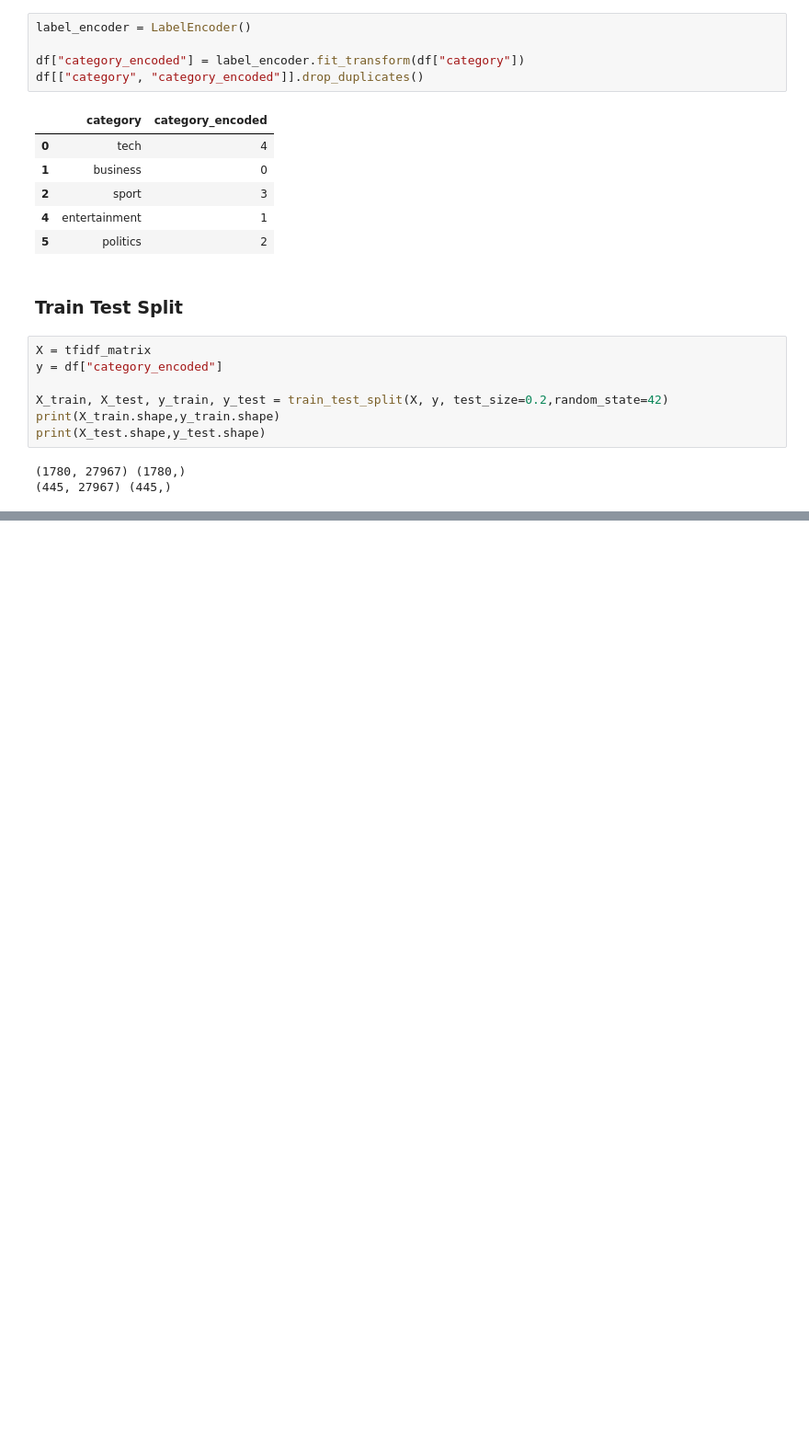
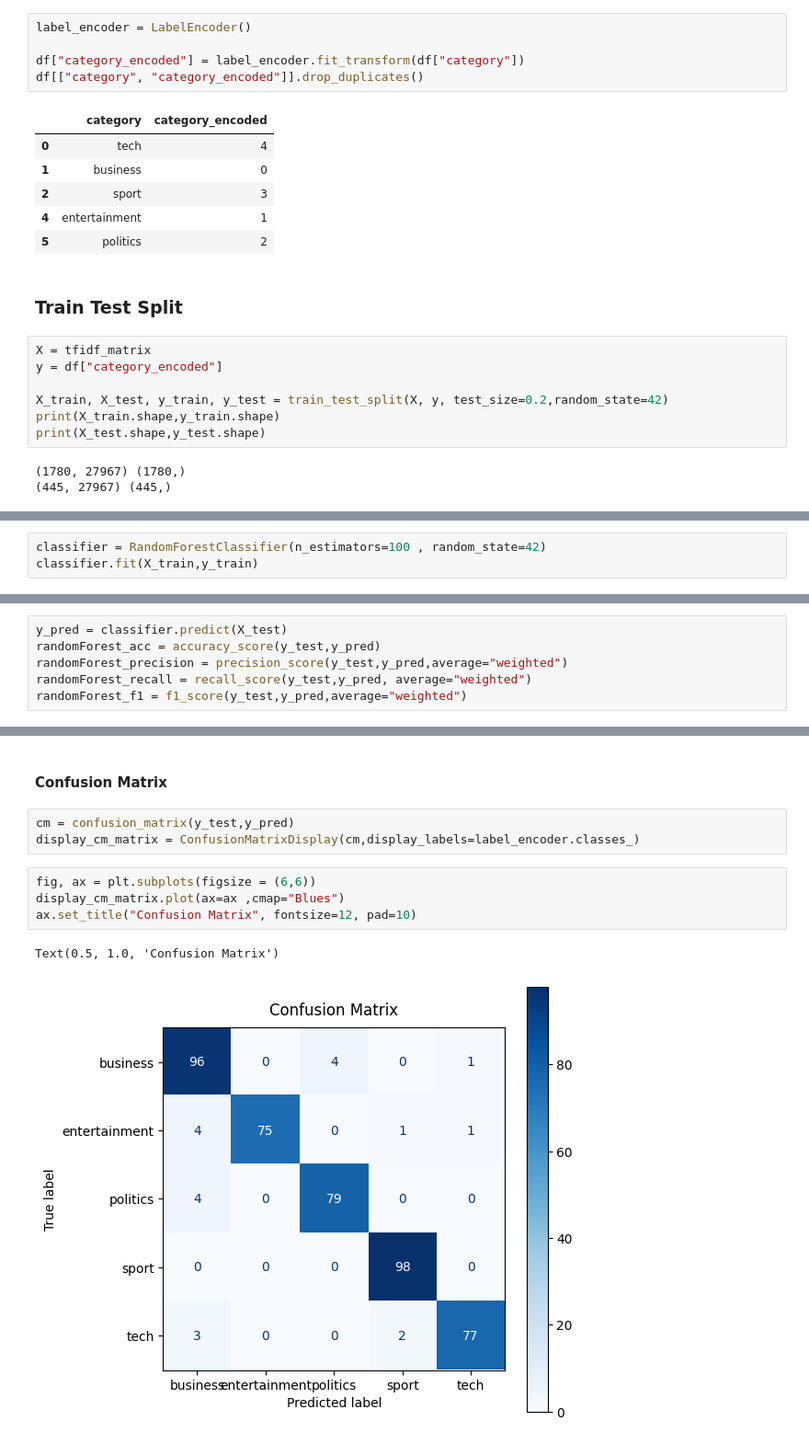
Before and after one commit to FatemeAmlahi/BBC_article_category_classification, a Jupyter notebook: notebooks/article_classification.ipynb, the cells around one changed output, grey strips where cells are left out. Shown at 92% size. Drawn from its saved outputs; the diff is of its cells as text; blank space fills up the shorter version.

Commit message:
add model training an evaluation

```diff
--- a/notebooks/article_classification.ipynb
+++ b/notebooks/article_classification.ipynb
@@ -269,0 +277,3 @@ print(X_test.shape,y_test.shape)
+# %%
+classifier = RandomForestClassifier(n_estimators=100 , random_state=42)
+classifier.fit(X_train,y_train)
@@ -269,0 +284,6 @@ print(X_test.shape,y_test.shape)
+# %%
+y_pred = classifier.predict(X_test)
+randomForest_acc = accuracy_score(y_test,y_pred)
+randomForest_precision = precision_score(y_test,y_pred,average="weighted")
+randomForest_recall = recall_score(y_test,y_pred, average="weighted")
+randomForest_f1 = f1_score(y_test,y_pred,average="weighted")
@@ -269,0 +303,12 @@ print(X_test.shape,y_test.shape)
+# %% [markdown]
+#### Confusion Matrix
+# %%
+cm = confusion_matrix(y_test,y_pred)
+display_cm_matrix = ConfusionMatrixDisplay(cm,display_labels=label_encoder.classes_)
+# %%
+fig, ax = plt.subplots(figsize = (6,6))
+display_cm_matrix.plot(ax=ax ,cmap="Blues")
+ax.set_title("Confusion Matrix", fontsize=12, pad=10)
+# %% [output]
+Text(0.5, 1.0, 'Confusion Matrix')
+[figure, added]
```
Also changed, not shown: parts of 6 cells of this notebook.
